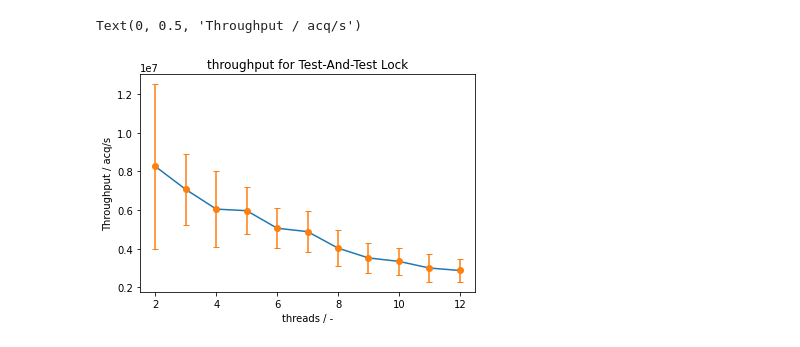
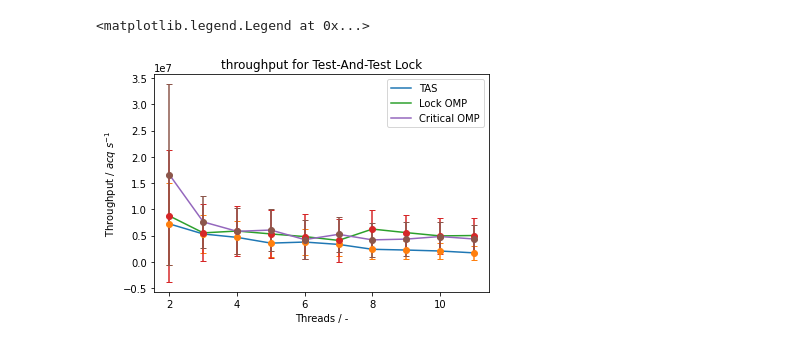
Before and after one commit to tellocam/AMP, a Jupyter notebook: framework/BenchmarkPlots.ipynb, the cells around one changed output. Saved outputs shown, nothing was run; the diff lists cells and outputs as text; code cells hidden in the pictures.

```diff
--- a/framework/BenchmarkPlots.ipynb
+++ b/framework/BenchmarkPlots.ipynb
@@ -10,8 +11,15 @@ maxThreads = 12
 
 binary = ctypes.CDLL( "build/sharedLibrary.so" )
 binary.benchTAS.restype = benchUtils.benchData
+binary.benchLockOMP.restype = benchUtils.benchData
+binary.benchCriticalOMP.restype = benchUtils.benchData
 
-threadNum = [i for i in range(2, maxThreads+1)]
-benchmarkList = {threads: [binary.benchTAS(threads, 1000, 1) for _ in range(1000)] for threads in threadNum}
 
-df = benchUtils.dataframeBuilder(benchmarkList)
+threadNum = [i for i in range(2, maxThreads)]
+bmListTAS = {threads: [binary.benchTAS(threads, 1000, 1) for _ in range(1000)] for threads in threadNum}
+bmListLockOMP = {threads: [binary.benchLockOMP(threads, 1000, 1) for _ in range(1000)] for threads in threadNum}
+bmListCriticalOMP = {threads: [binary.benchCriticalOMP(threads, 1000, 1) for _ in range(1000)] for threads in threadNum}
+
+df_TAS = benchUtils.dataframeBuilder(bmListTAS)
+df_LockOMP = benchUtils.dataframeBuilder(bmListLockOMP)
+df_CriticalOMP = benchUtils.dataframeBuilder(bmListCriticalOMP)
@@ -18,9 +44,18 @@ df = benchUtils.dataframeBuilder(benchmarkList)
 # %%
-plt.plot(df["threads"], df["meanTP"])
-plt.errorbar(df["threads"], df["meanTP"], df["stddTP"], linestyle='None', fmt='o', capsize=3)
+plt.plot(df_TAS["threads"], df_TAS["meanTP"], label = "TAS")
+plt.errorbar(df_TAS["threads"], df_TAS["meanTP"], df_TAS["stddTP"], linestyle='None', fmt='o', capsize=3)
+
+plt.plot(df_LockOMP["threads"], df_LockOMP["meanTP"], label = "Lock OMP")
+plt.errorbar(df_LockOMP["threads"], df_LockOMP["meanTP"], df_LockOMP["stddTP"], linestyle='None', fmt='o', capsize=3)
+
+plt.plot(df_CriticalOMP["threads"], df_CriticalOMP["meanTP"], label = "Critical OMP")
+plt.errorbar(df_CriticalOMP["threads"], df_CriticalOMP["meanTP"], df_CriticalOMP["stddTP"], linestyle='None', fmt='o', capsize=3)
+
+
 plt.title("throughput for Test-And-Test Lock")
-plt.xlabel("threads / -")
-plt.ylabel("Throughput / acq/s")
+plt.xlabel("Threads / -")
+plt.ylabel("Throughput / $acq$ $s^{-1}$")
+plt.legend()
 # %% [output]
-Text(0, 0.5, 'Throughput / acq/s')
+<matplotlib.legend.Legend at 0x...>
-[figure, old version]
+[figure, new version]
```
Also changed, not shown: parts of 2 cells of this notebook, 7 other files.
